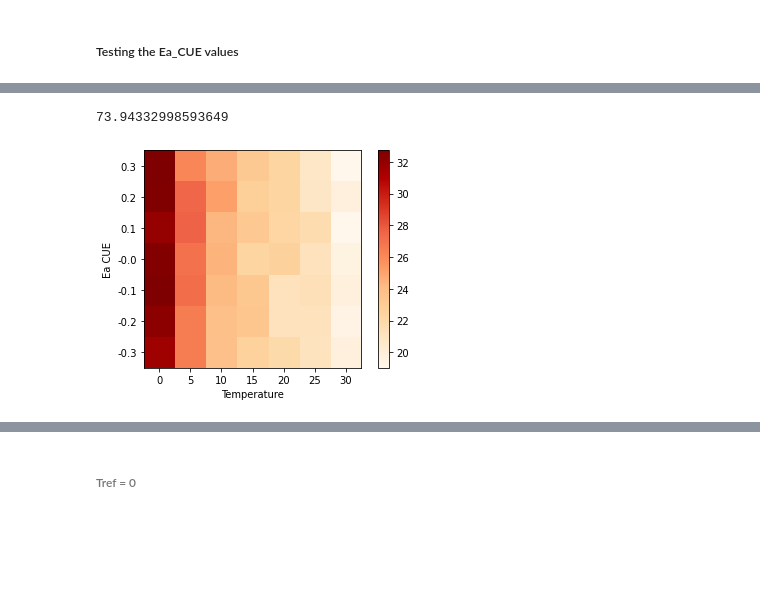
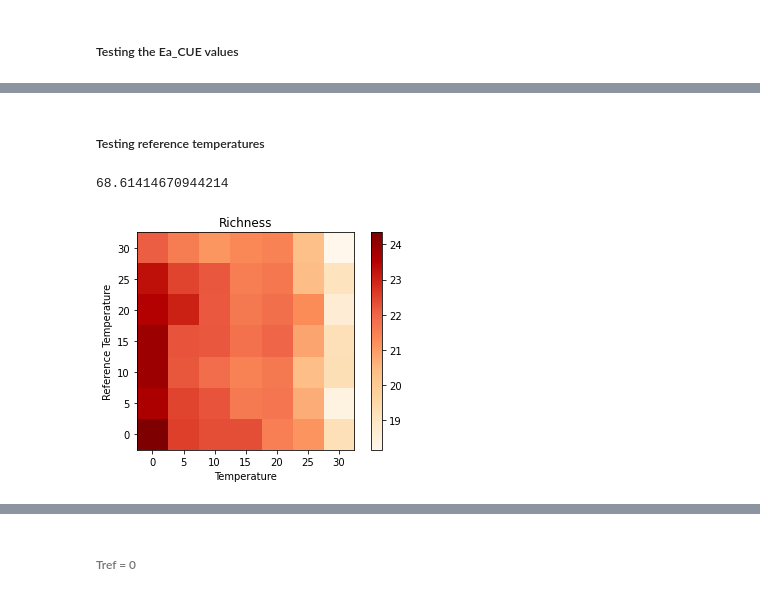
Before and after one commit to DaniDuan/CMEEProject, a Jupyter notebook: code/temp_microbial_CUE.ipynb, the cells around one changed output, grey strips where cells are left out. Saved outputs shown, nothing was run; the diff lists cells and outputs as text; code cells hidden in the pictures; blank space fills up the shorter version.

```diff
--- a/code/temp_microbial_CUE.ipynb
+++ b/code/temp_microbial_CUE.ipynb
@@ -164,0 +226,10 @@ print(U)
+# %%
+T = 273.15 + np.linspace(0,50,51) # Temperatures
+for i in range(N):
+    U_Sharpe = B_U[i] * np.exp((-Ea_U[i]/k) * ((1/T)-(1/Tref)))/(1 + (Ea_U[i]/(Ea_D[i] - Ea_U[i])) * np.exp(Ea_D[i]/k * (1/pk_U[i] - 1/T)))
+    plt.plot(T - 273.15, U_Sharpe, 'g-', linewidth=4)
+    plt.axvline(25, linewidth = 0.7)
+    plt.yticks([])
+    plt.ylim(0,210)
+    plt.xticks([])
+    plt.show()
@@ -1293,7 +1416,7 @@ N = 100 # Number of consumers
 M = 50 # Number of resources
 
 # Temperature params
-Tref = 273.15 + 10 # Reference temperature Kelvin, 10 degrees C !!!
+Tref = 273.15 + 0 # Reference temperature Kelvin, 10 degrees C !!!
 Ma = 1 # Mass
 Ea_D = np.repeat(3.5,N) # Deactivation energy
 Ea_CUE = 0.3
@@ -1306,12 +1429,15 @@ tv = 1 # immigration times inside one assembly
 t_fin = 4000 # Number of time steps for each temperature
 typ = 1 # Functional response, Type I or II
 K = 0.5 # Half saturation constant for Monod equation(Type II)
-T_c = 7 # How many temperatures to cover (how many cycles to run)
+T_c = 6 # How many temperatures to cover (how many cycles to run)
 
+########## Running Model ###########
 rich = np.empty((0, ass))
 all_CUE = []
-all_U = []
-all_R = []
+sU = []
+sR = []
+all_U = np.empty((0, ass))
+all_R = np.empty((0, ass))
 
 for i in range(T_c):
     T = 273.15 + 5 * i # Temperature
@@ -1319,8 +1445,10 @@ for i in range(T_c):
     rich = np.append(rich, [rich_series.flatten()], axis = 0)
     sur = [np.where(result_array[(i+1)*t_fin-1, 0:N]) for i in range(ass)]
     all_CUE.append(np.concatenate([CUE_out[i][sur[i]] for i in range(len(sur))]).ravel())
-    all_U.append(np.concatenate([np.sum(U_out_total, axis = 1).reshape(ass, N)[i][sur[i]] for i in range(len(sur))]).ravel())
-    all_R.append(np.concatenate([R_out[i][sur[i]] for i in range(len(sur))]).ravel())
+    sU.append(np.concatenate([np.sum(U_out_total, axis = 1).reshape(ass, N)[i][sur[i]] for i in range(len(sur))]).ravel())
+    sR.append(np.concatenate([R_out[i][sur[i]] for i in range(len(sur))]).ravel())
+    all_U = np.append(all_U, [np.mean(np.sum(U_out_total, axis = 1).reshape(ass,N), axis = 1)], axis = 0)
+    all_R = np.append(all_R, [np.mean(R_out,axis = 1)], axis = 0)
 
 print((time.time() - start)/60)
 # %% [output]
@@ -1379,3 +1765,5 @@ plt. show()
+# %% [markdown]
+##### Testing reference temperatures
 # %%
 import time
 start = time.time()
@@ -1389,9 +1777,9 @@ N = 100 # Number of consumers
 M = 50 # Number of resources
 
 # Temperature params
-Tref = 273.15 + 10 # Reference temperature Kelvin, 10 degrees C !!!
 Ma = 1 # Mass
 Ea_D = np.repeat(3.5,N) # Deactivation energy
+Ea_CUE = 0.3
 lf = 0.4 # Leakage
 p_value = 1 # External input resource concentration
 
@@ -1404,9 +1792,9 @@ K = 0.5 # Half saturation constant for Monod equation(Type II)
 T_c = 7 # How many temperatures to cover (how many cycles to run)
 
 rich_mean = np.empty((0,7))
-for i in np.round(np.arange(-0.3,0.4, 0.1),2):
-    Ea_CUE = i
-    rich = np.empty((0, ass))
+for i in range(T_c):
+    Tref = 273.15 + 5 * i
+    rich = np.empty((0,ass))
     for j in range(T_c):
         T = 273.15 + 5 * j # Temperature
         result_array, rich_series, l, U_out_total, U_ac_total, R_out, CUE_out = ass_temp_run(t_fin, N, M, T, Tref, Ma, ass, tv, Ea_D, Ea_CUE, lf, p_value, typ, K)
@@ -1415,21 +1803,21 @@ for i in np.round(np.arange(-0.3,0.4, 0.1),2):
 
 print((time.time() - start)/60)
 # %% [output]
-73.94332998593649
+68.61414670944214
 # %%
-Xlabel = np.round(np.arange(0, 6 * T_c, 5), 1)
-Ylabel = np.round(np.arange(0.3,-0.4, -0.1),1)
+Xlabel = np.round(np.arange(0, 5 * T_c, 5), 1)
+Ylabel = np.round(np.arange(30, -5, -5),1)
 fig = plt.figure()
 ax = fig.add_subplot(111)
 ax.set_yticks(range(len(Ylabel)))
 ax.set_xticks(range(len(Xlabel)))
 ax.set_yticklabels(Ylabel)
 ax.set_xticklabels(Xlabel)
 plt.xlabel("Temperature")
-plt.ylabel("Ea CUE")
+plt.ylabel("Reference Temperature")
 im = plt.imshow(np.flip(rich_mean,axis = 0), cmap = 'OrRd')
 plt.colorbar(im)
-plt.title( "" )
+plt.title( "Richness" )
 plt.show()
 # %% [output]
-[figure, old version]
+[figure, new version]
```
Also changed, not shown: parts of 81 cells of this notebook, 34 other files.
